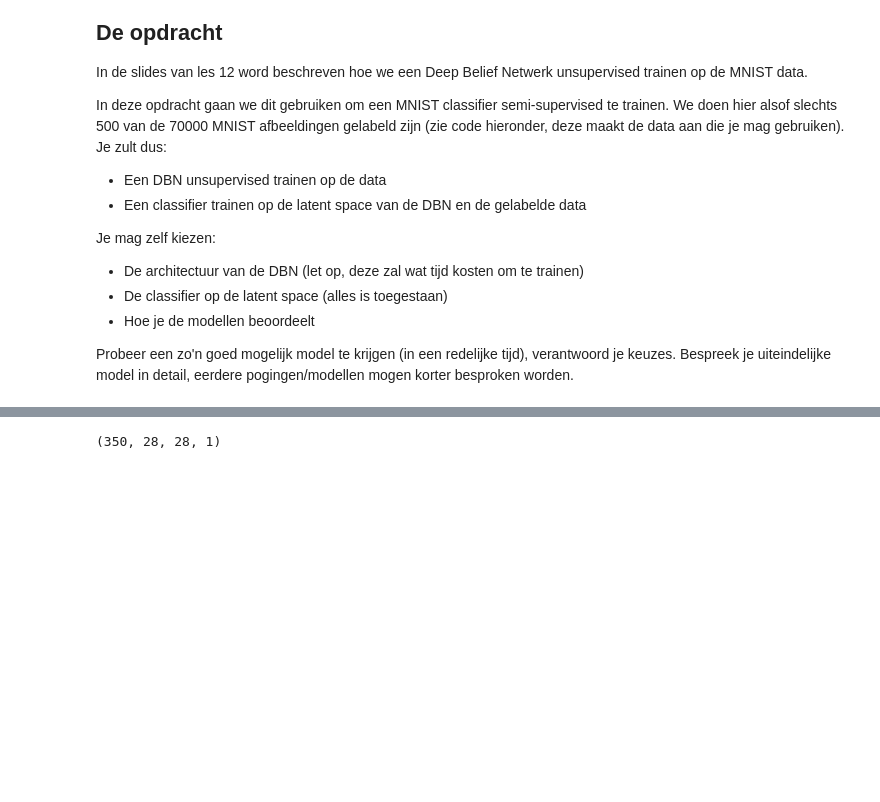
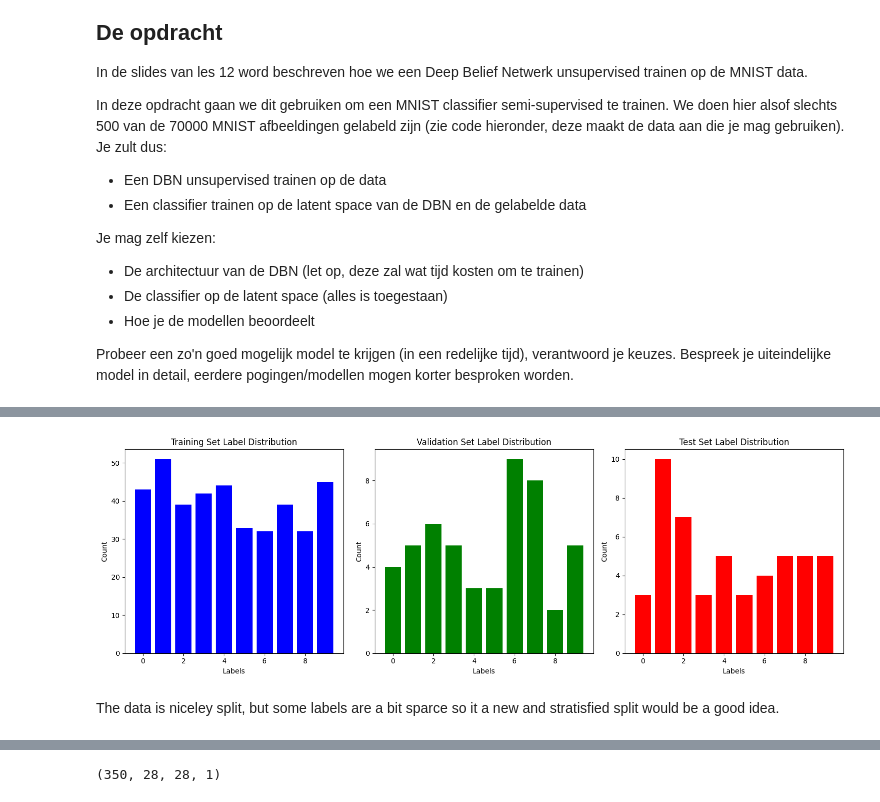
Before and after one commit to miepvis/MT2B, a Jupyter notebook: Opdracht datapunt 2b M&T.ipynb, the cells around one changed output, grey strips where cells are left out. Saved outputs shown, nothing was run; the diff lists cells and outputs as text; code cells hidden in the pictures; blank space fills up the shorter version.

```diff
--- a/Opdracht datapunt 2b M&T.ipynb
+++ b/Opdracht datapunt 2b M&T.ipynb
@@ -57,6 +61,52 @@ Split it by catagory and not random. (stratisfied split)
 # %%
-X_labeled_train, x_labeled_remaining, y_labeled_train,  y_labeled_remaining = train_test_split(labeled_x, labeled_y, test_size=0.3, random_state = 42)
+X_labeled_train, x_labeled_remaining, y_labeled_train,  y_labeled_remaining = train_test_split(labeled_x, labeled_y, test_size=0.2, random_state = 42)
 X_labeled_validation, X_labeled_test,y_labeled_validation,  y_test = train_test_split(x_labeled_remaining, y_labeled_remaining, test_size=0.5, random_state = 42)
 y_labeled_train = keras.utils.to_categorical(y_labeled_train, 10)
 y_labeled_validation = keras.utils.to_categorical(y_labeled_validation, 10)
 y_labeled_test = keras.utils.to_categorical(y_test, 10)
+# %%
+import numpy as np
+import matplotlib.pyplot as plt
+
+# Assuming y_labeled_train, y_labeled_validation, and y_labeled_test are already defined and one-hot encoded
+
+# Convert one-hot encoded labels back to single integer labels
+y_train_labels = np.argmax(y_labeled_train, axis=1)
+y_val_labels = np.argmax(y_labeled_validation, axis=1)
+y_test_labels = np.argmax(y_labeled_test, axis=1)
+
+# Count the number of occurrences of each label
+train_label_counts = np.bincount(y_train_labels)
+val_label_counts = np.bincount(y_val_labels)
+test_label_counts = np.bincount(y_test_labels)
+
+# Define the labels
+labels = range(10)
+
+# Plot the label counts for each dataset
+plt.figure(figsize=(15, 5))
+
+plt.subplot(1, 3, 1)
+plt.bar(labels, train_label_counts, color='blue')
+plt.xlabel('Labels')
+plt.ylabel('Count')
+plt.title('Training Set Label Distribution')
+
+plt.subplot(1, 3, 2)
+plt.bar(labels, val_label_counts, color='green')
+plt.xlabel('Labels')
+plt.ylabel('Count')
+plt.title('Validation Set Label Distribution')
+
+plt.subplot(1, 3, 3)
+plt.bar(labels, test_label_counts, color='red')
+plt.xlabel('Labels')
+plt.ylabel('Count')
+plt.title('Test Set Label Distribution')
+
+plt.tight_layout()
+plt.show()
+# %% [output]
+[figure, added]
+# %% [markdown]
+The data is niceley split, but some labels are a bit sparce so it a new and stratisfied split would be a good idea.
```
Also changed, not shown: parts of 85 cells of this notebook.
